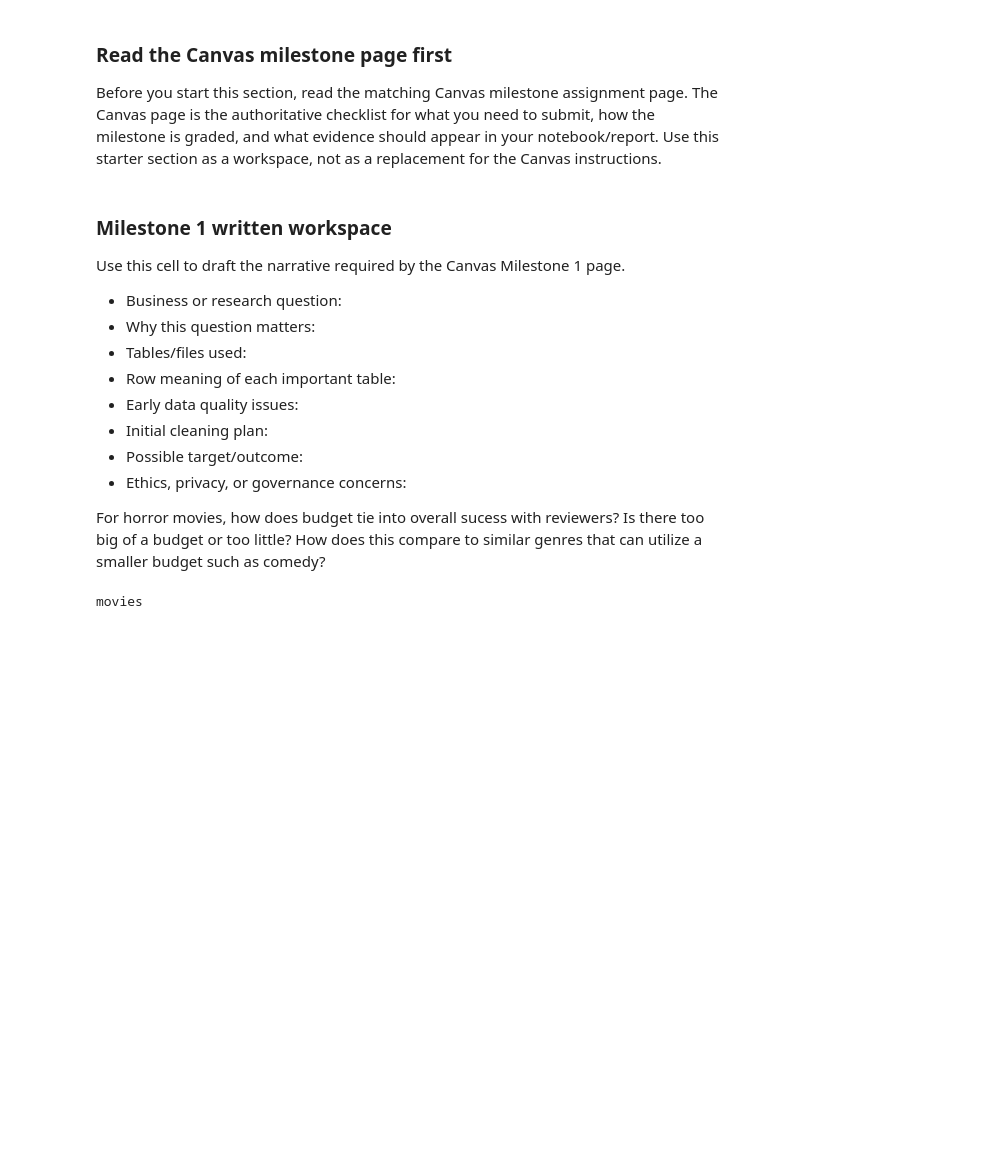
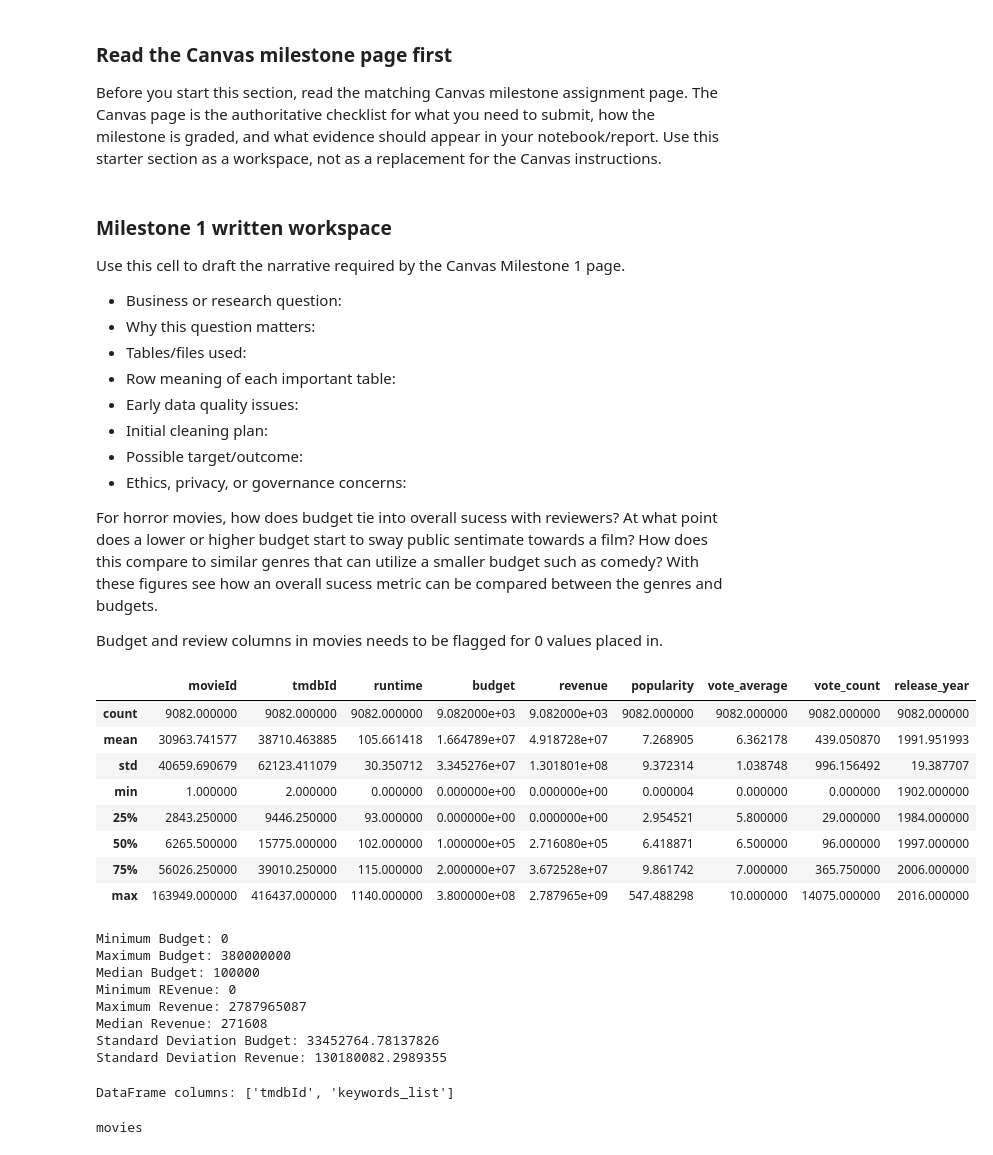
Before and after one commit to tmack92/ban6003-projectoption1-movies, a Jupyter notebook: notebooks/movies_project_starter.ipynb, the cells around one changed output. Saved outputs shown, nothing was run; the diff lists cells and outputs as text; code cells hidden in the pictures; blank space fills up the shorter version.

```diff
--- a/notebooks/movies_project_starter.ipynb
+++ b/notebooks/movies_project_starter.ipynb
@@ -169,12 +169,49 @@ Use this cell to draft the narrative required by the Canvas Milestone 1 page.
 - Ethics, privacy, or governance concerns:
 
 For horror movies, how does budget tie into overall sucess with reviewers?
-Is there too big of a budget or too little?
+At what point does a lower or higher budget start to sway public sentimate towards a film?
 How does this compare to similar genres that can utilize a smaller budget such as comedy?
+With these figures see how an overall sucess metric can be compared between the genres and budgets.
+
+Budget and review columns in movies needs to be flagged for 0 values placed in.
 # %%
 # Milestone 1 code workspace
 # Add your additional profiling checks here.
 # Examples: missingness by important columns, duplicate key checks, suspicious value checks.
+
+
+display(movies.describe())
+print("Minimum Budget:", int(movies["budget"].min()))
+print("Maximum Budget:", int(movies["budget"].max()))
+print("Median Budget:", int(movies["budget"].median()))
+print("Minimum REvenue:", int(movies["revenue"].min()))
+print("Maximum Revenue:", int(movies["revenue"].max()))
+print("Median Revenue:", int(movies["revenue"].median()))
+
+print("Standard Deviation Budget:", movies["budget"].std())
+print("Standard Deviation Revenue:", movies["revenue"].std())
+# %% [output]
+|  | movieId | tmdbId | runtime | budget | revenue | popularity | vote_average | vote_count | release_year |
+| count | 9082.000000 | 9082.000000 | 9082.000000 | 9.082000e+03 | 9.082000e+03 | 9082.000000 | 9082.000000 | 9082.000000 | 9082.000000 |
+| mean | 30963.741577 | 38710.463885 | 105.661418 | 1.664789e+07 | 4.918728e+07 | 7.268905 | 6.362178 | 439.050870 | 1991.951993 |
+| std | 40659.690679 | 62123.411079 | 30.350712 | 3.345276e+07 | 1.301801e+08 | 9.372314 | 1.038748 | 996.156492 | 19.387707 |
+| min | 1.000000 | 2.000000 | 0.000000 | 0.000000e+00 | 0.000000e+00 | 0.000004 | 0.000000 | 0.000000 | 1902.000000 |
+| 25% | 2843.250000 | 9446.250000 | 93.000000 | 0.000000e+00 | 0.000000e+00 | 2.954521 | 5.800000 | 29.000000 | 1984.000000 |
+| 50% | 6265.500000 | 15775.000000 | 102.000000 | 1.000000e+05 | 2.716080e+05 | 6.418871 | 6.500000 | 96.000000 | 1997.000000 |
+| 75% | 56026.250000 | 39010.250000 | 115.000000 | 2.000000e+07 | 3.672528e+07 | 9.861742 | 7.000000 | 365.750000 | 2006.000000 |
+| max | 163949.000000 | 416437.000000 | 1140.000000 | 3.800000e+08 | 2.787965e+09 | 547.488298 | 10.000000 | 14075.000000 | 2016.000000 |
+Minimum Budget: 0
+Maximum Budget: 380000000
+Median Budget: 100000
+Minimum REvenue: 0
+Maximum Revenue: 2787965087
+Median Revenue: 271608
+Standard Deviation Budget: 33452764.78137826
+Standard Deviation Revenue: 130180082.2989355
+# %%
+print("DataFrame columns:", df.columns.tolist())
+# %% [output]
+DataFrame columns: ['tmdbId', 'keywords_list']
 # %%
 # Milestone 1 starter checks
 for name, df in tables.items():
```
